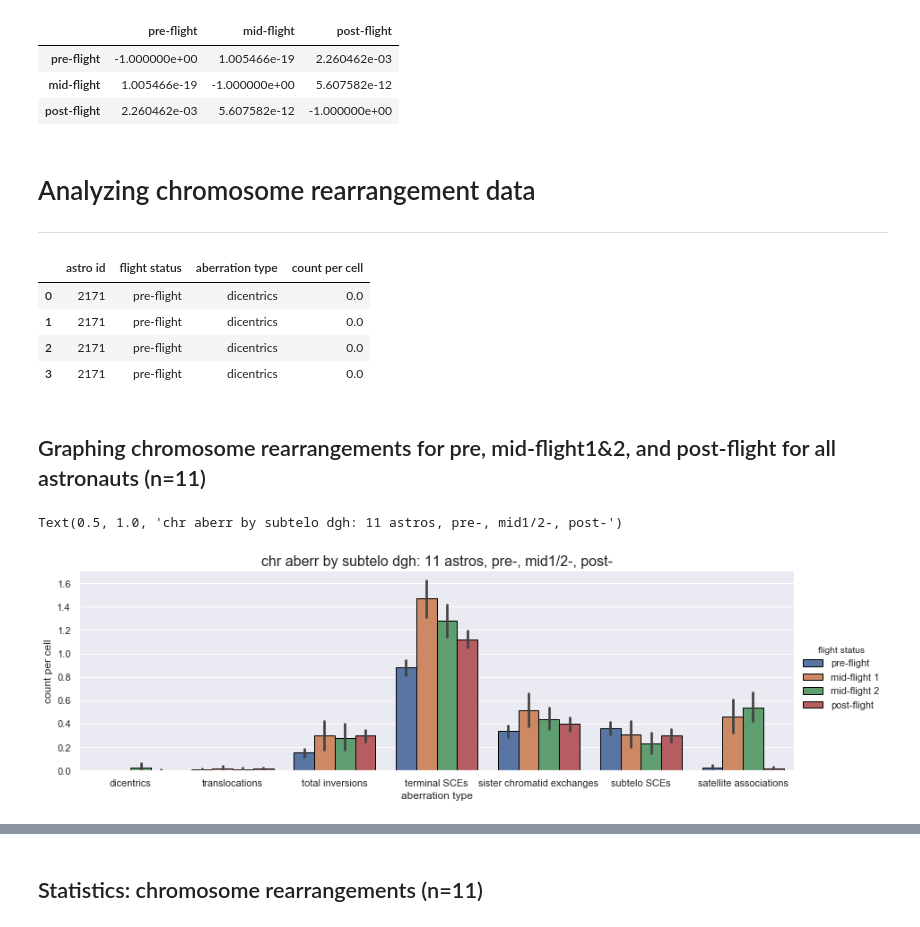
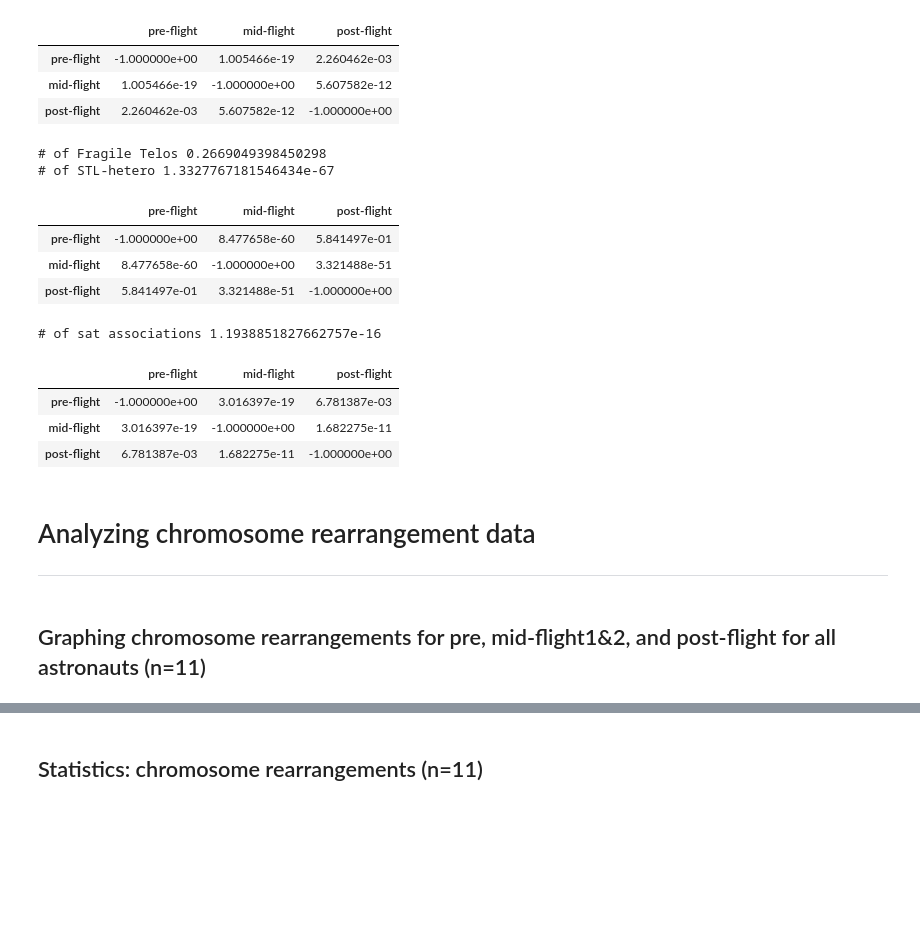
Before and after one commit to Jared-Luxton/NASA-astronauts-telomeres-chromosomes, a Jupyter notebook: NASA_chr_aberr/02b NASA Astros Chr and Telo Aberr Data Visualization and Statistics.ipynb, the cells around one changed output, grey strips where cells are left out. Saved outputs shown, nothing was run; the diff lists cells and outputs as text; code cells hidden in the pictures; blank space fills up the shorter version.

```diff
--- a/NASA_chr_aberr/02b NASA Astros Chr and Telo Aberr Data Visualization and Statistics.ipynb
+++ b/NASA_chr_aberr/02b NASA Astros Chr and Telo Aberr Data Visualization and Statistics.ipynb
@@ -116,6 +116,20 @@ cah.scipy_anova_post_hoc_tests(df=mid_combined_melt_all_astro_telo_aberr)
 | pre-flight | -1.000000e+00 | 1.005466e-19 | 2.260462e-03 |
 | mid-flight | 1.005466e-19 | -1.000000e+00 | 5.607582e-12 |
 | post-flight | 2.260462e-03 | 5.607582e-12 | -1.000000e+00 |
+# %%
+cah.scipy_anova_post_hoc_tests(df=mid_combined_melt_all_astro_telo_aberr)
+# %% [output]
+# of Fragile Telos 0.2669049398450298
+# of STL-hetero 1.3327767181546434e-67
+|  | pre-flight | mid-flight | post-flight |
+| pre-flight | -1.000000e+00 | 8.477658e-60 | 5.841497e-01 |
+| mid-flight | 8.477658e-60 | -1.000000e+00 | 3.321488e-51 |
+| post-flight | 5.841497e-01 | 3.321488e-51 | -1.000000e+00 |
+# of sat associations 1.1938851827662757e-16
+|  | pre-flight | mid-flight | post-flight |
+| pre-flight | -1.000000e+00 | 3.016397e-19 | 6.781387e-03 |
+| mid-flight | 3.016397e-19 | -1.000000e+00 | 1.682275e-11 |
+| post-flight | 6.781387e-03 | 1.682275e-11 | -1.000000e+00 |
 # %% [markdown]
 # Analyzing chromosome rearrangement data
 ---
@@ -125,11 +139,3 @@ melt_all_astro_chr_aberr = pd.read_csv('../data/compiled and processed data/All_
 # reformatting (float -> int -> str)
 melt_all_astro_chr_aberr['astro id'] = melt_all_astro_chr_aberr['astro id'].astype('int')
 melt_all_astro_chr_aberr['astro id'] = melt_all_astro_chr_aberr['astro id'].astype('str')
-# %%
-melt_all_astro_chr_aberr.head(4)
-# %% [output]
-|  | astro id | flight status | aberration type | count per cell |
-| 0 | 2171 | pre-flight | dicentrics | 0.0 |
-| 1 | 2171 | pre-flight | dicentrics | 0.0 |
-| 2 | 2171 | pre-flight | dicentrics | 0.0 |
-| 3 | 2171 | pre-flight | dicentrics | 0.0 |
@@ -136,16 +167,2 @@ melt_all_astro_chr_aberr.head(4)
 # %% [markdown]
 ## Graphing chromosome rearrangements for pre, mid-flight1&2, and post-flight for all astronauts (n=11)
-# %%
-order_cat=['dicentrics', 'translocations', 'total inversions', 'terminal SCEs',
-           'sister chromatid exchanges', 'subtelo SCEs', 'satellite associations']
-
-ax = sns.set(font_scale=1)
-ax = sns.set_style(style="darkgrid",rc= {'patch.edgecolor': 'black'})
-ax = sns.catplot(x='aberration type', y='count per cell',
-                 hue='flight status', kind='bar', order=order_cat,
-                 orient='v', height=4, aspect=3, data=melt_all_astro_chr_aberr)
-
-plt.title('chr aberr by subtelo dgh: 11 astros, pre-, mid1/2-, post-', fontsize=16)
-# %% [output]
-Text(0.5, 1.0, 'chr aberr by subtelo dgh: 11 astros, pre-, mid1/2-, post-')
-[figure, removed]
```
Also changed, not shown: parts of 14 cells of this notebook, 1 other file.
